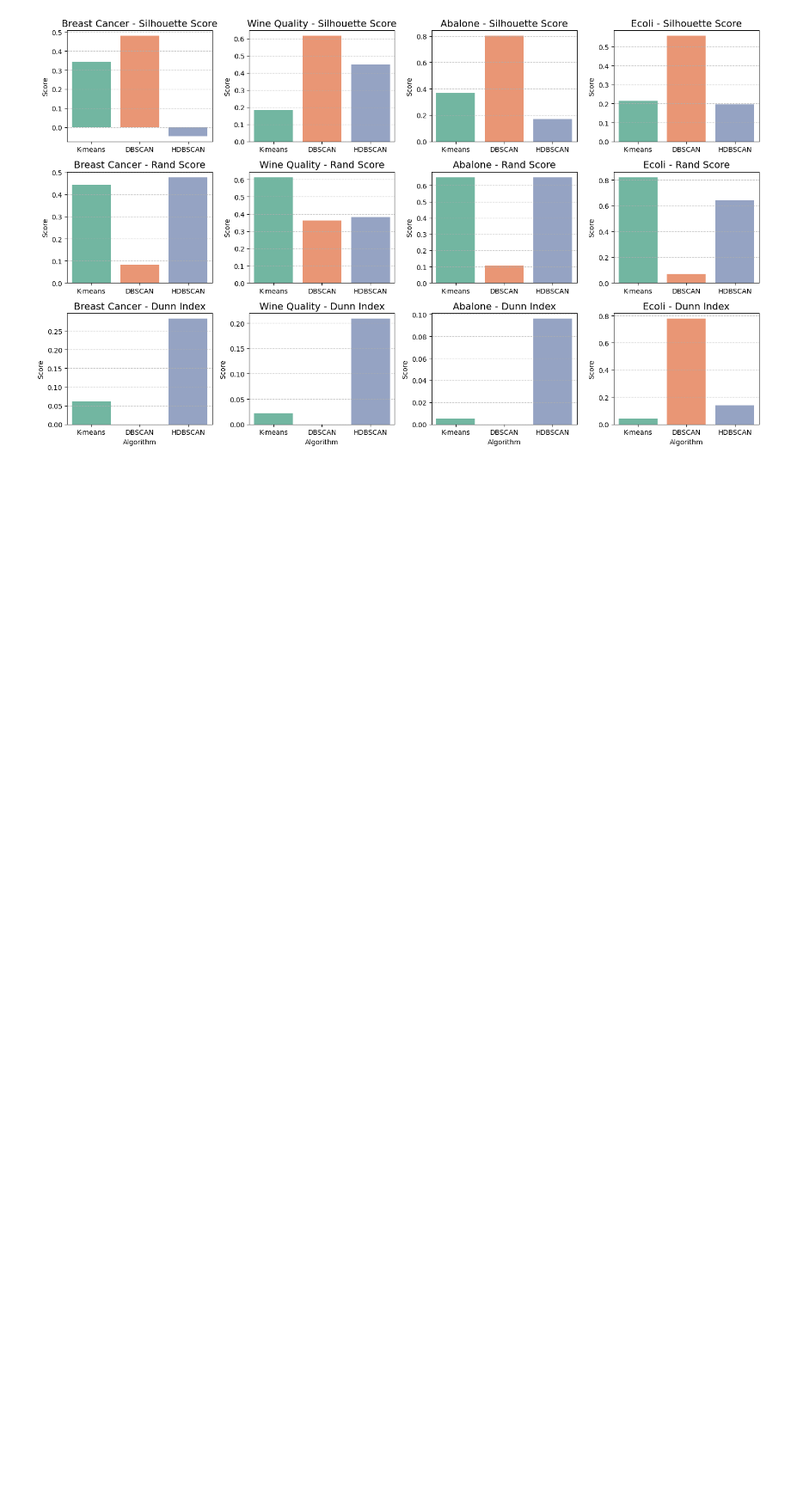
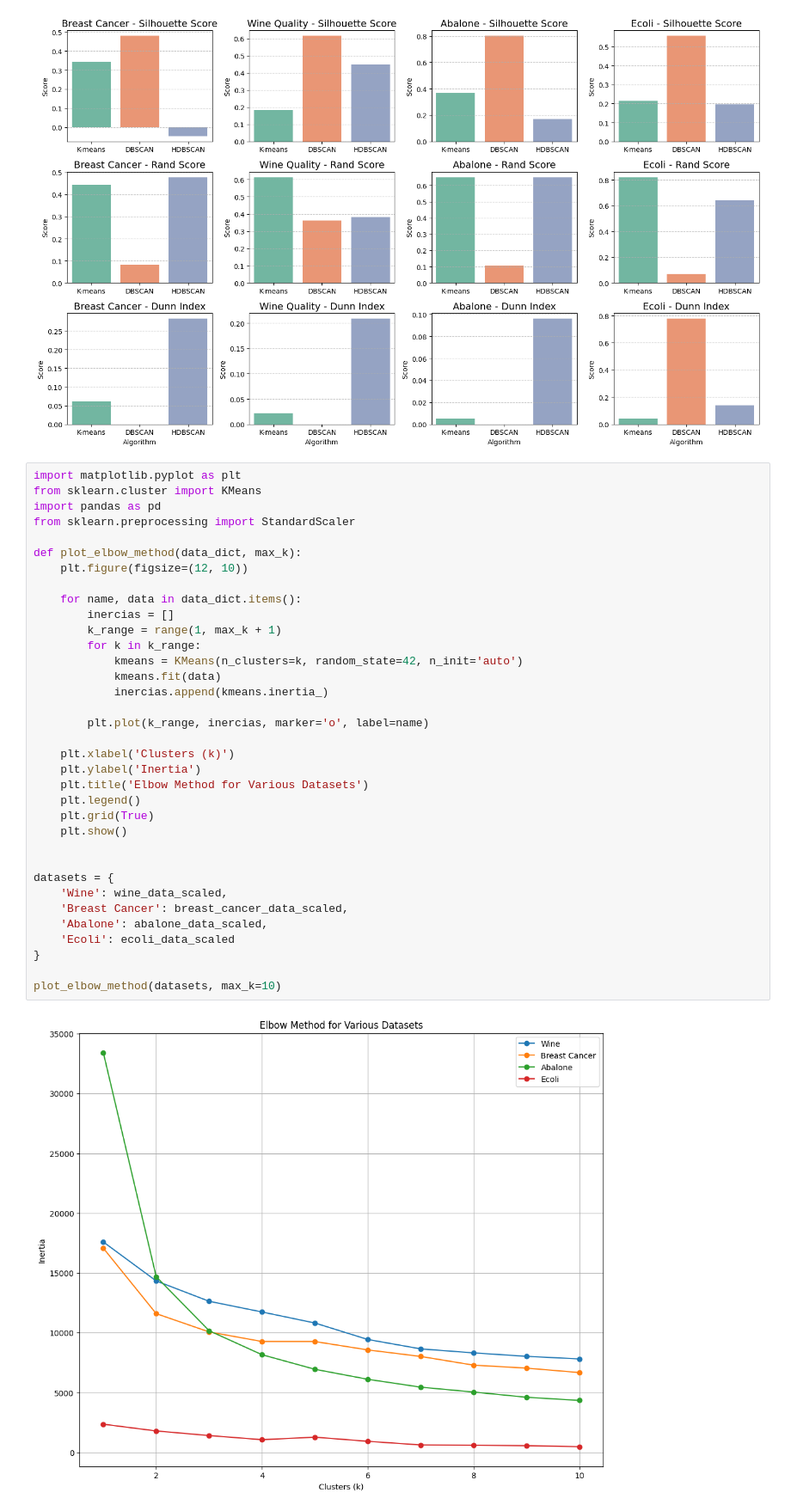
Before and after one commit to hericlesferraz/comparative_study_clustering_techniques, a Jupyter notebook: jupyter/comparative_study_clustering_techniques.ipynb, the cells around one changed output. Shown: that part at 86% size. Cells and saved outputs as stored; diff of their text form; blank space fills up the shorter version.

Commit message:
feat: add elbow plot

```diff
--- a/jupyter/comparative_study_clustering_techniques.ipynb
+++ b/jupyter/comparative_study_clustering_techniques.ipynb
@@ -285,3 +285,40 @@ Passing `palette` without assigning `hue` is deprecated and will be removed in v
 
   sns.barplot(x='Algorithm', y='Dunn Index', data=df_dataset, ax=axes[2, i], palette=palette)
 [figure]
+# %%
+import matplotlib.pyplot as plt
+from sklearn.cluster import KMeans
+import pandas as pd
+from sklearn.preprocessing import StandardScaler
+
+def plot_elbow_method(data_dict, max_k):
+    plt.figure(figsize=(12, 10))
+
+    for name, data in data_dict.items():
+        inercias = []
+        k_range = range(1, max_k + 1)
+        for k in k_range:
+            kmeans = KMeans(n_clusters=k, random_state=42, n_init='auto')
+            kmeans.fit(data)
+            inercias.append(kmeans.inertia_)
+
+        plt.plot(k_range, inercias, marker='o', label=name)
+
+    plt.xlabel('Clusters (k)')
+    plt.ylabel('Inertia')
+    plt.title('Elbow Method for Various Datasets')
+    plt.legend()
+    plt.grid(True)
+    plt.show()
+
+
+datasets = {
+    'Wine': wine_data_scaled,
+    'Breast Cancer': breast_cancer_data_scaled,
+    'Abalone': abalone_data_scaled,
+    'Ecoli': ecoli_data_scaled
+}
+
+plot_elbow_method(datasets, max_k=10)
+# %% [output]
+[figure, added]
```
